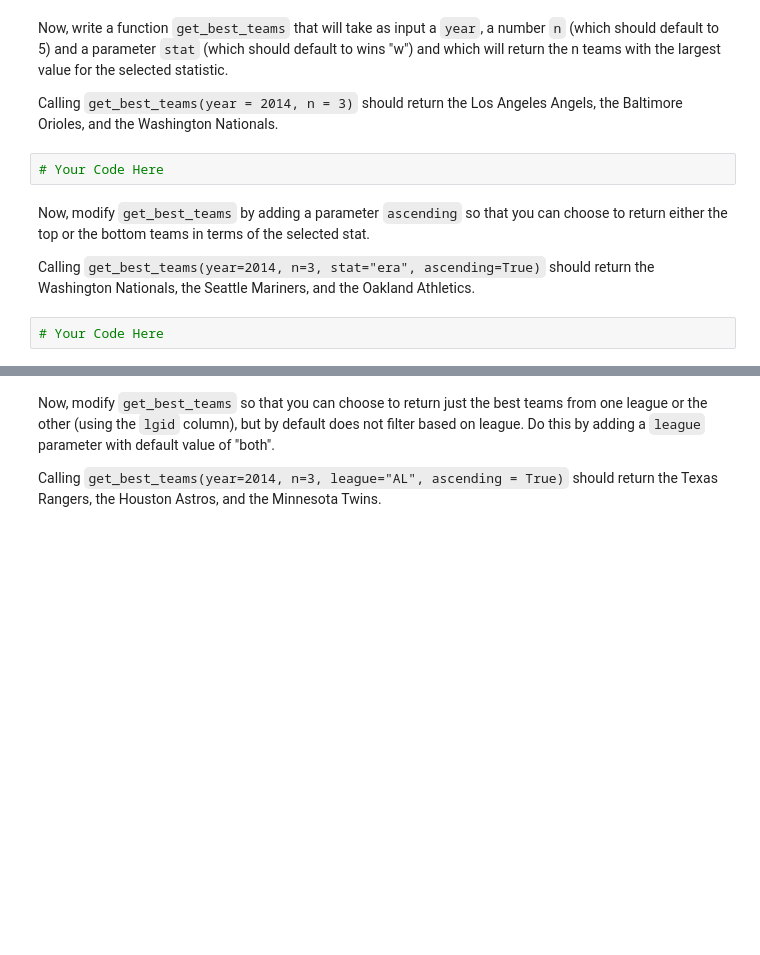
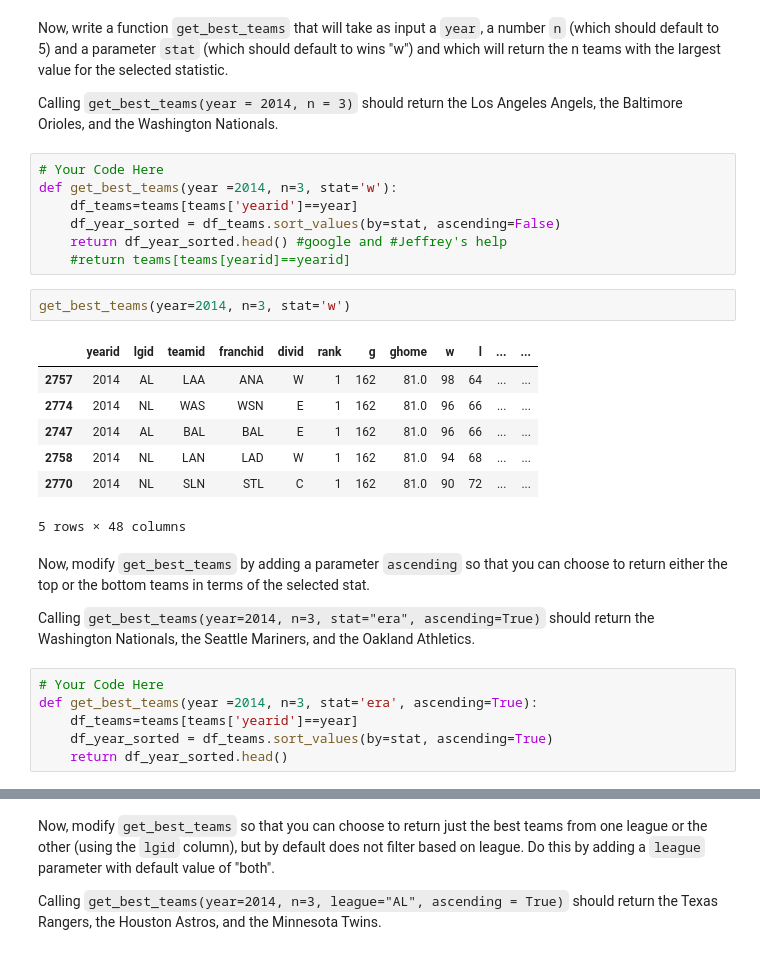
Before and after one commit to NSS-Data-Analytics-Cohort-10/loops-and-functions-Uhuegbu23, a Jupyter notebook: notebooks/Loops_and_Functions_Practice_DA10.ipynb, the cells around one changed output, grey strips where cells are left out. Cells and saved outputs as stored; diff of their text form; blank space fills up the shorter version.

```diff
--- a/notebooks/Loops_and_Functions_Practice_DA10.ipynb
+++ b/notebooks/Loops_and_Functions_Practice_DA10.ipynb
@@ -231,9 +231,28 @@ Now, write a function `get_best_teams` that will take as input a `year`, a numbe
 Calling `get_best_teams(year = 2014, n = 3)` should return the Los Angeles Angels, the Baltimore Orioles, and the Washington Nationals.
 # %%
 # Your Code Here
+def get_best_teams(year =2014, n=3, stat='w'):
+    df_teams=teams[teams['yearid']==year]
+    df_year_sorted = df_teams.sort_values(by=stat, ascending=False)
+    return df_year_sorted.head() #google and #Jeffrey's help
+    #return teams[teams[yearid]==yearid]
+# %%
+get_best_teams(year=2014, n=3, stat='w')
+# %% [output]
+|  | yearid | lgid | teamid | franchid | divid | rank | g | ghome | w | l | ... | ... |
+| 2757 | 2014 | AL | LAA | ANA | W | 1 | 162 | 81.0 | 98 | 64 | ... | ... |
+| 2774 | 2014 | NL | WAS | WSN | E | 1 | 162 | 81.0 | 96 | 66 | ... | ... |
+| 2747 | 2014 | AL | BAL | BAL | E | 1 | 162 | 81.0 | 96 | 66 | ... | ... |
+| 2758 | 2014 | NL | LAN | LAD | W | 1 | 162 | 81.0 | 94 | 68 | ... | ... |
+| 2770 | 2014 | NL | SLN | STL | C | 1 | 162 | 81.0 | 90 | 72 | ... | ... |
+5 rows × 48 columns
 # %% [markdown]
 Now, modify `get_best_teams` by adding a parameter `ascending` so that you can choose to return either the top or the bottom teams in terms of the selected stat.
 
 Calling `get_best_teams(year=2014, n=3, stat="era", ascending=True)` should return the Washington Nationals, the Seattle Mariners, and the Oakland Athletics.
 # %%
 # Your Code Here
+def get_best_teams(year =2014, n=3, stat='era', ascending=True):
+    df_teams=teams[teams['yearid']==year]
+    df_year_sorted = df_teams.sort_values(by=stat, ascending=True)
+    return df_year_sorted.head()
```
Also changed, not shown: parts of 15 cells of this notebook.
